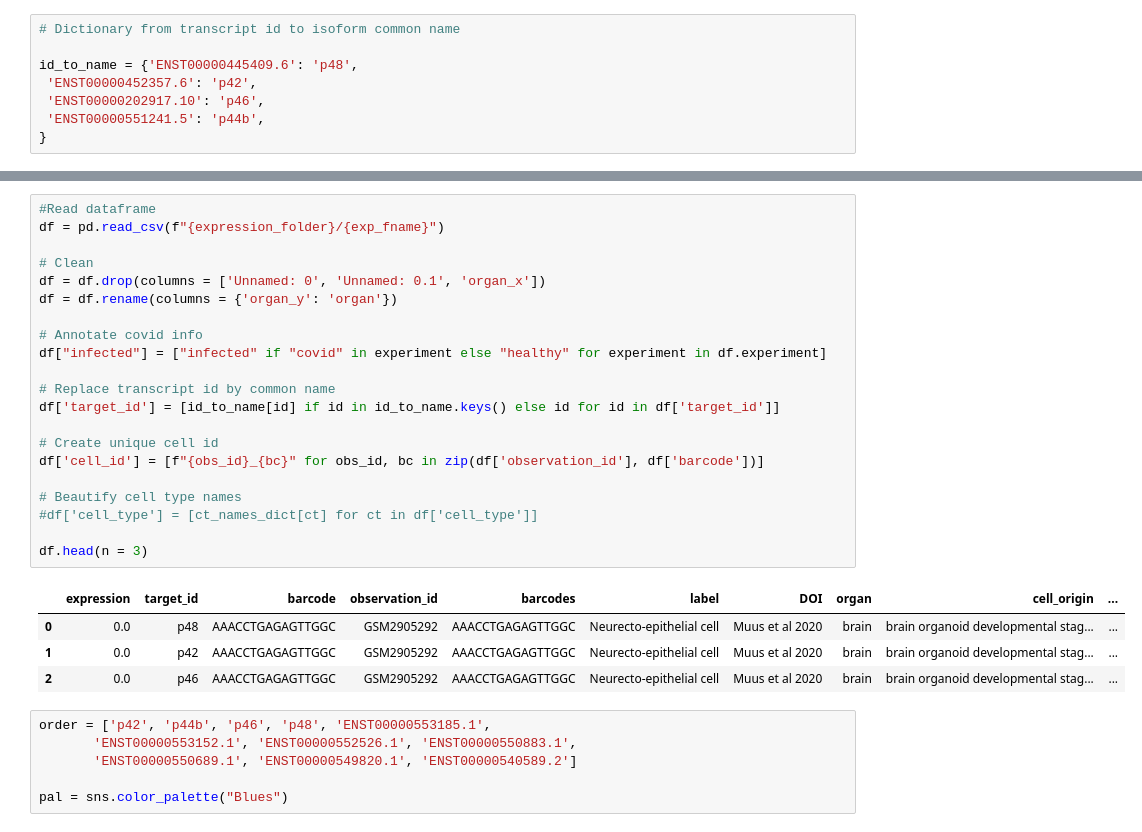
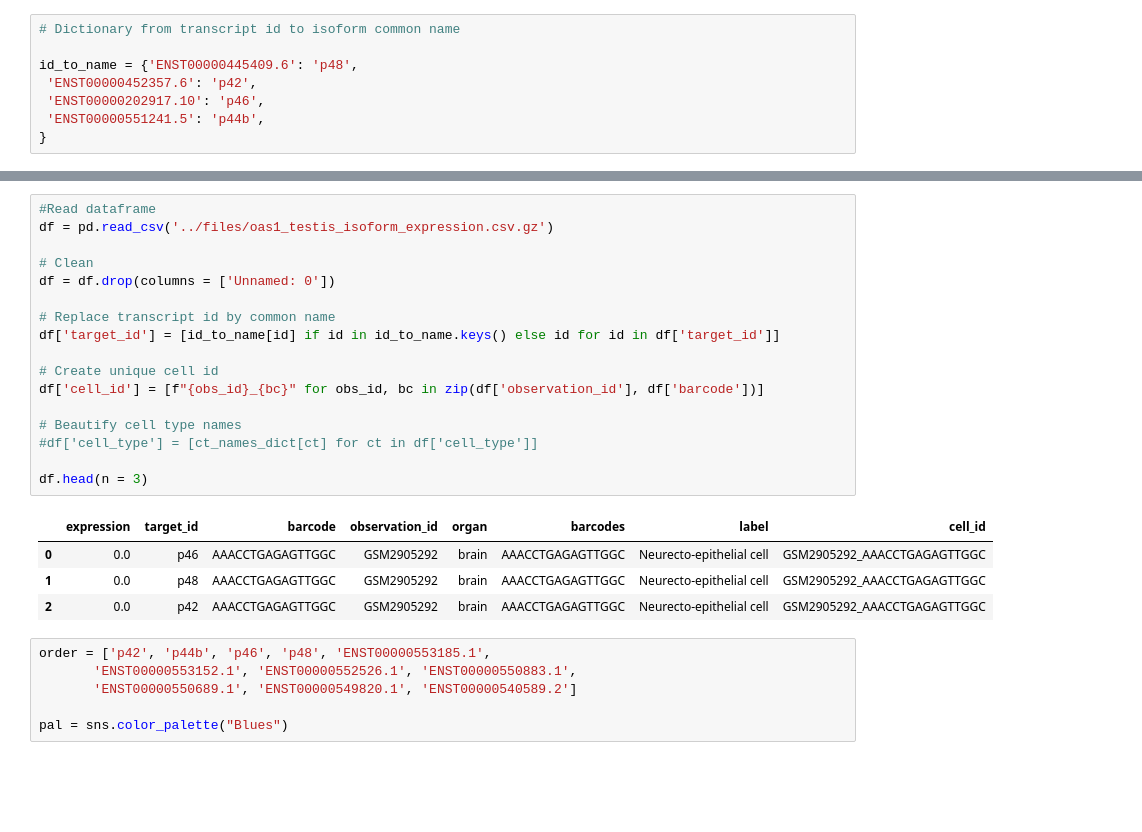
Before and after one commit to pachterlab/GBP_2024, a Jupyter notebook: notebooks/fig_s2.ipynb, the cells around one changed output, grey strips where cells are left out. Drawn from its saved outputs; the diff is of its cells as text; blank space fills up the shorter version.

```diff
--- a/notebooks/fig_s2.ipynb
+++ b/notebooks/fig_s2.ipynb
@@ -81,29 +97,25 @@ id_to_name = {'ENST00000445409.6': 'p48',
 # %%
 #Read dataframe
-df = pd.read_csv(f"{expression_folder}/{exp_fname}")
+df = pd.read_csv('../files/oas1_testis_isoform_expression.csv.gz')
 
 # Clean
-df = df.drop(columns = ['Unnamed: 0', 'Unnamed: 0.1', 'organ_x'])
-df = df.rename(columns = {'organ_y': 'organ'})
-
-# Annotate covid info
-df["infected"] = ["infected" if "covid" in experiment else "healthy" for experiment in df.experiment]
+df = df.drop(columns = ['Unnamed: 0'])
 
 # Replace transcript id by common name
 df['target_id'] = [id_to_name[id] if id in id_to_name.keys() else id for id in df['target_id']]
 
 # Create unique cell id
 df['cell_id'] = [f"{obs_id}_{bc}" for obs_id, bc in zip(df['observation_id'], df['barcode'])]
 
 # Beautify cell type names
 #df['cell_type'] = [ct_names_dict[ct] for ct in df['cell_type']]
 
 df.head(n = 3)
 # %% [output]
-|  | expression | target_id | barcode | observation_id | barcodes | label | DOI | organ | cell_origin | ... |
-| 0 | 0.0 | p48 | AAACCTGAGAGTTGGC | GSM2905292 | AAACCTGAGAGTTGGC | Neurecto-epithelial cell | Muus et al 2020 | brain | brain organoid developmental stag... | ... |
-| 1 | 0.0 | p42 | AAACCTGAGAGTTGGC | GSM2905292 | AAACCTGAGAGTTGGC | Neurecto-epithelial cell | Muus et al 2020 | brain | brain organoid developmental stag... | ... |
-| 2 | 0.0 | p46 | AAACCTGAGAGTTGGC | GSM2905292 | AAACCTGAGAGTTGGC | Neurecto-epithelial cell | Muus et al 2020 | brain | brain organoid developmental stag... | ... |
+|  | expression | target_id | barcode | observation_id | organ | barcodes | label | cell_id |
+| 0 | 0.0 | p46 | AAACCTGAGAGTTGGC | GSM2905292 | brain | AAACCTGAGAGTTGGC | Neurecto-epithelial cell | GSM2905292_AAACCTGAGAGTTGGC |
+| 1 | 0.0 | p48 | AAACCTGAGAGTTGGC | GSM2905292 | brain | AAACCTGAGAGTTGGC | Neurecto-epithelial cell | GSM2905292_AAACCTGAGAGTTGGC |
+| 2 | 0.0 | p42 | AAACCTGAGAGTTGGC | GSM2905292 | brain | AAACCTGAGAGTTGGC | Neurecto-epithelial cell | GSM2905292_AAACCTGAGAGTTGGC |
 # %%
 order = ['p42', 'p44b', 'p46', 'p48', 'ENST00000553185.1',
        'ENST00000553152.1', 'ENST00000552526.1', 'ENST00000550883.1',
```
Also changed, not shown: parts of 5 cells of this notebook.
